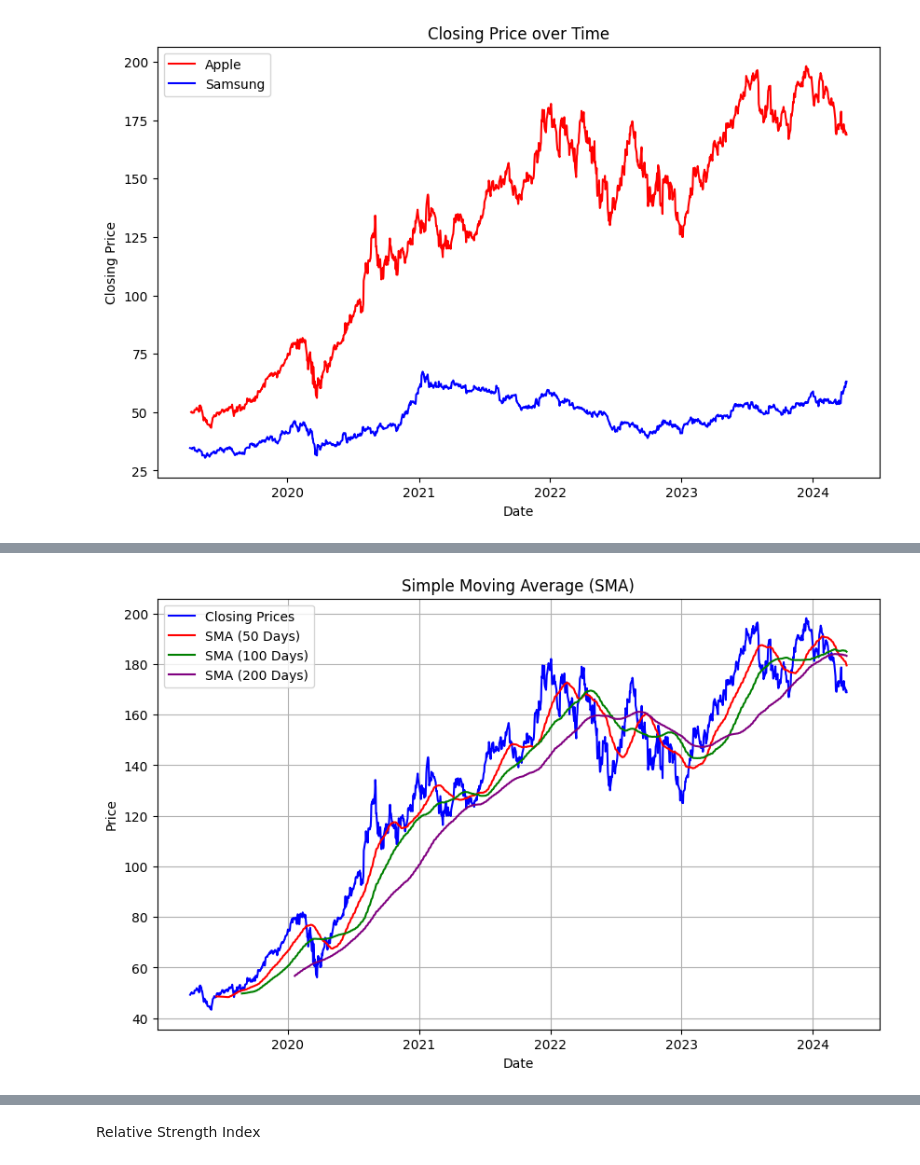
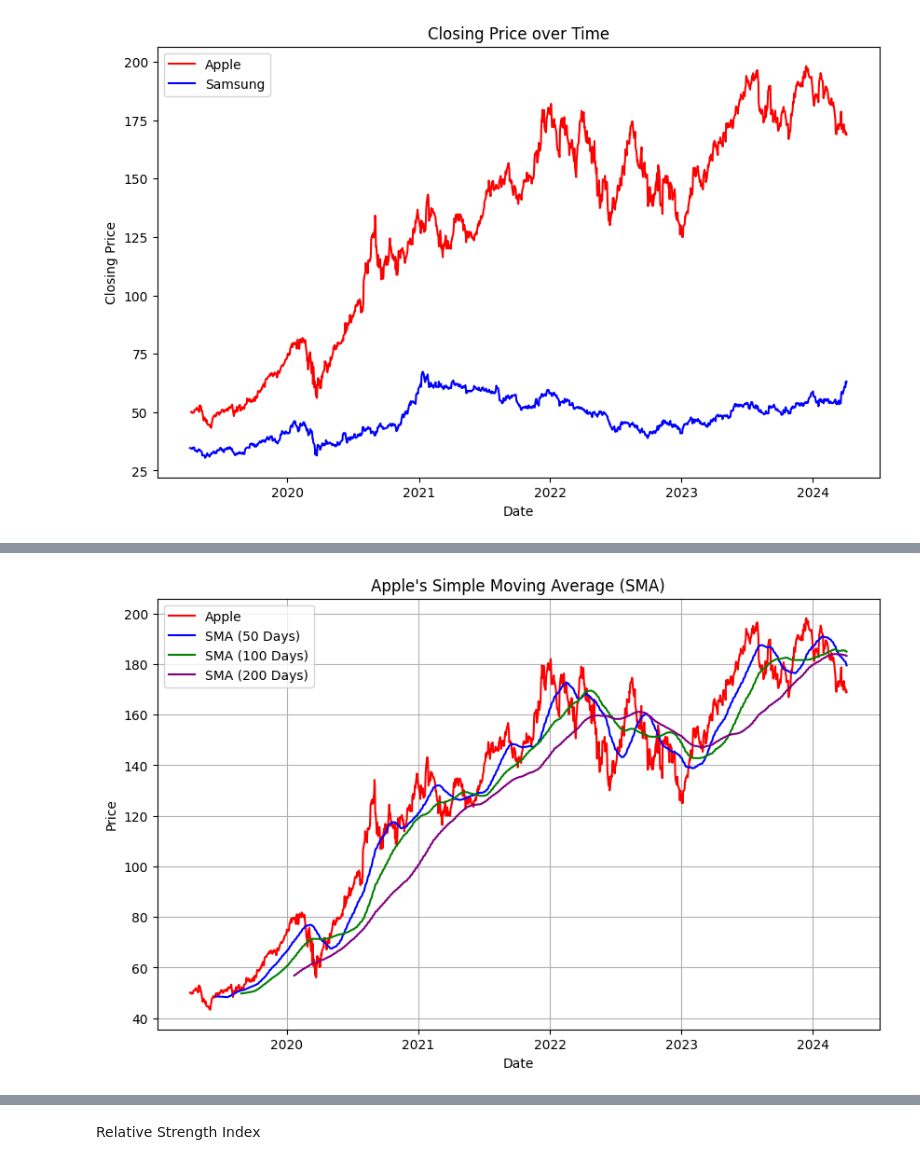
Before and after one commit to jsonshan/AAPL-Samsung-Stock-Prices, a Jupyter notebook: AAPL_SAMSUNG.ipynb, the cells around one changed output, grey strips where cells are left out. Saved outputs shown, nothing was run; the diff lists cells and outputs as text; code cells hidden in the pictures.

```diff
--- a/AAPL_SAMSUNG.ipynb
+++ b/AAPL_SAMSUNG.ipynb
@@ -341,14 +331,14 @@ Name: SMA_200, Length: 1258, dtype: float64
 # %%
 plt.figure(figsize=(10, 6))
-plt.plot(aapl['Date'], aapl['Close'], color='blue', label='Closing Prices')
-plt.plot(aapl['Date'], aapl['SMA_50'], color='red', label='SMA (50 Days)')
-plt.plot(aapl['Date'], aapl['SMA_100'], color='green', label='SMA (100 Days)')
-plt.plot(aapl['Date'], aapl['SMA_200'], color='purple', label='SMA (200 Days)')
+plt.plot(aapl.index, aapl['Close'], color='red', label='Apple')
+plt.plot(aapl.index, aapl['SMA_50'], color='blue', label='SMA (50 Days)')
+plt.plot(aapl.index, aapl['SMA_100'], color='green', label='SMA (100 Days)')
+plt.plot(aapl.index, aapl['SMA_200'], color='purple', label='SMA (200 Days)')
 plt.xlabel('Date')
 plt.ylabel('Price')
-plt.title('Simple Moving Average (SMA)')
+plt.title('Apple\'s Simple Moving Average (SMA)')
 plt.legend()
 plt.grid(True)
 plt.show()
 # %% [output]
-[figure, old version]
+[figure, new version]
```
Also changed, not shown: parts of 12 cells of this notebook.
